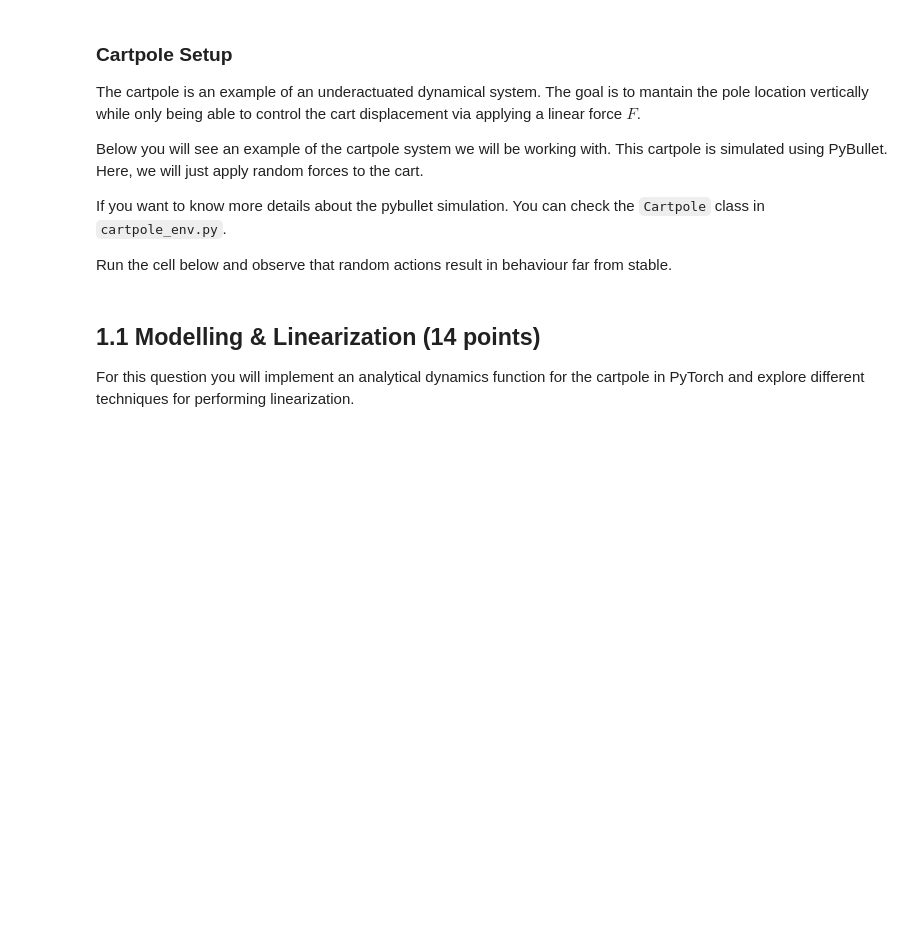
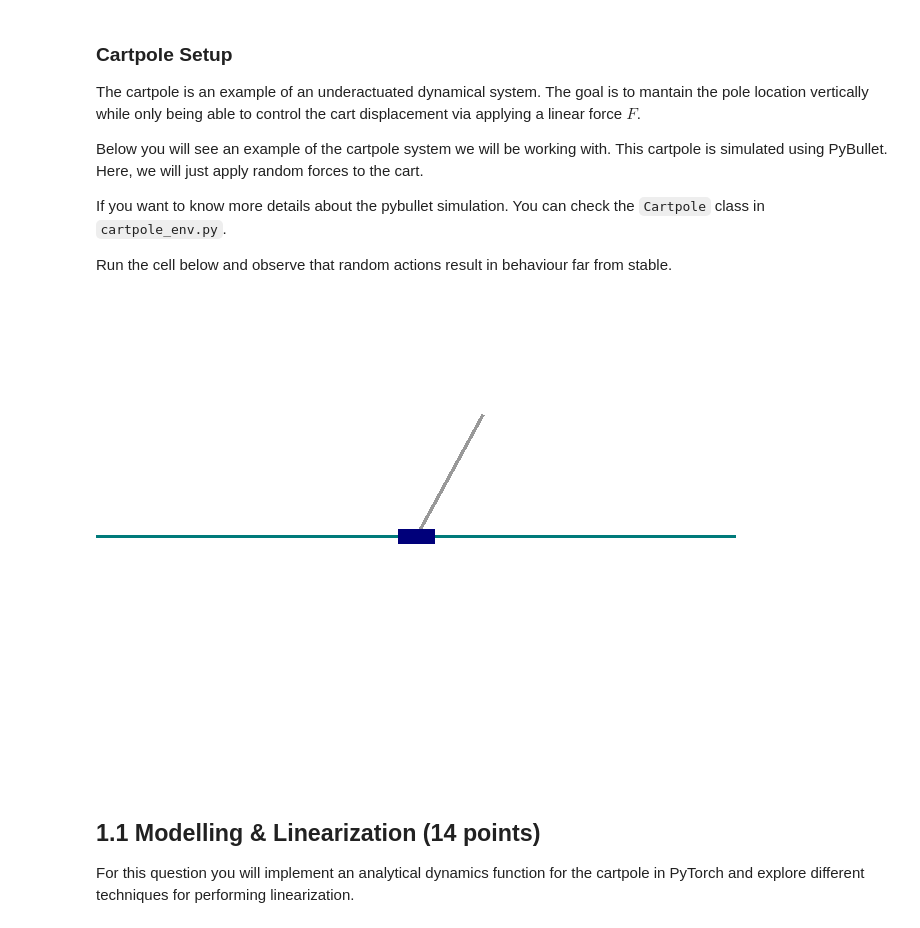
Before and after one commit to Cloudflipper/498fproj, a Jupyter notebook: ROB498_hw2.ipynb, the cells around one changed output. Cells and saved outputs as stored; diff of their text form; code cells hidden in the pictures; blank space fills up the shorter version.

```diff
--- a/ROB498_hw2.ipynb
+++ b/ROB498_hw2.ipynb
@@ -94,18 +120,22 @@ If you want to know more details about the pybullet simulation. You can check th
 Run the cell below and observe that random actions result in behaviour far from stable.
 # %%
 env = CartpoleEnv()
-env.reset(state = np.array([0.0, 0.5, 0.0, 0.0]))
+# env.reset(state = np.array([0.0, 0.5, 0.0, 0.0]))
+env.reset(state = np.array([0.0, 0.5, 0.0, 0.0, 0.0, 0.0]))
+
 
 frames=[] #frames to create animated png
 frames.append(env.render())
 for i in tqdm(range(100)):
     action = env.action_space.sample()
     s = env.step(action)
     img = env.render()
     frames.append(img)
 
 write_apng("cartpole_example.gif", frames, delay=10)
 Image(filename="cartpole_example.gif")
+# %% [output]
+[figure, added]
 # %% [markdown]
 ## 1.1 Modelling & Linearization (14 points)
 
```
Also changed, not shown: parts of 5 cells of this notebook, 1 other file.
